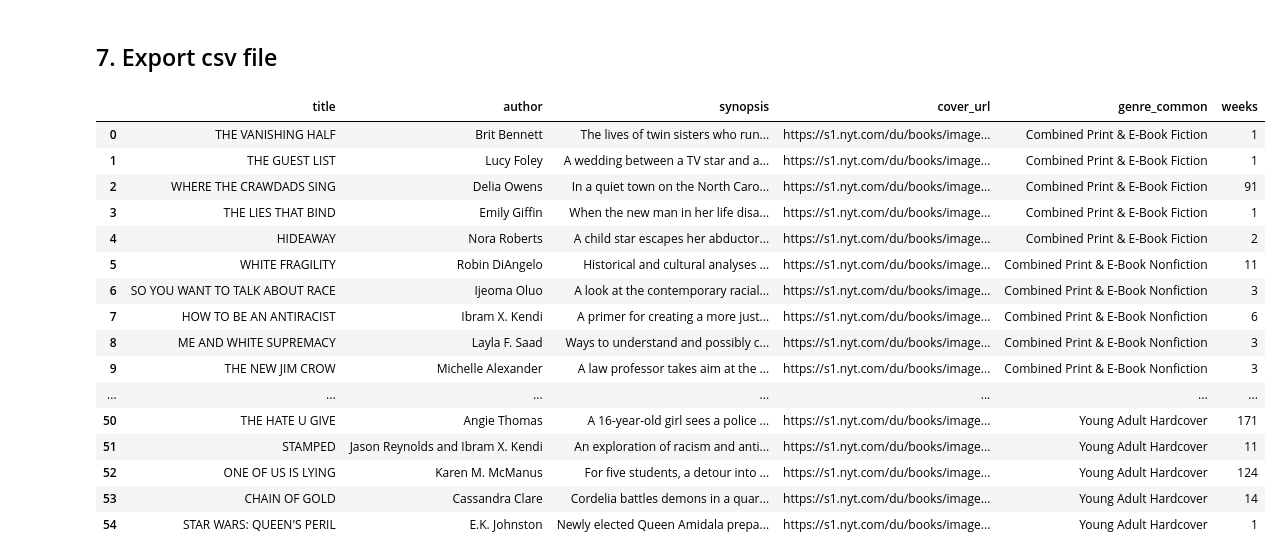
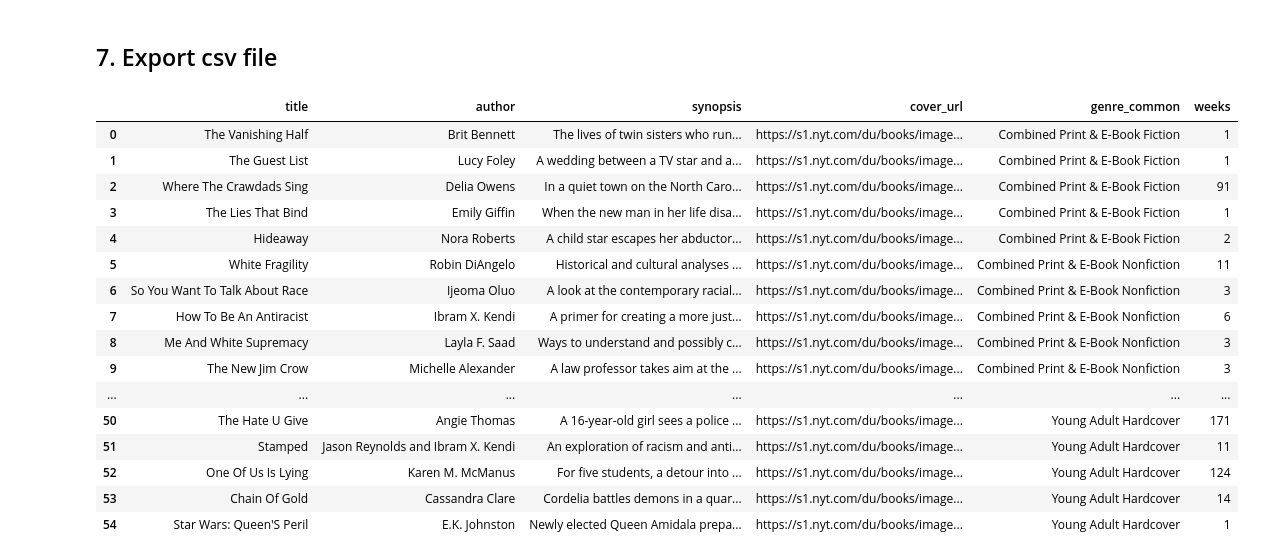
Before and after one commit to epj-alter/Data-Thieves-Project, a Jupyter notebook: notebooks/NY Times scraping.ipynb, the cells around one changed output. Drawn from its saved outputs; the diff is of its cells as text; code cells hidden in the pictures.

```diff
--- a/notebooks/NY Times scraping.ipynb
+++ b/notebooks/NY Times scraping.ipynb
@@ -80,20 +80,20 @@ data.to_csv("../data/ny.csv" ,index=False)
 # %%
-pd.read_csv("../data/ny.csv")
+pd.read_csv("../data/ny_times.csv")
 # %% [output]
 |  | title | author | synopsis | cover_url | genre_common | weeks |
-| 0 | THE VANISHING HALF | Brit Bennett | The lives of twin sisters who run... | https://s1.nyt.com/du/books/image... | Combined Print & E-Book Fiction | 1 |
-| 1 | THE GUEST LIST | Lucy Foley | A wedding between a TV star and a... | https://s1.nyt.com/du/books/image... | Combined Print & E-Book Fiction | 1 |
-| 2 | WHERE THE CRAWDADS SING | Delia Owens | In a quiet town on the North Caro... | https://s1.nyt.com/du/books/image... | Combined Print & E-Book Fiction | 91 |
-| 3 | THE LIES THAT BIND | Emily Giffin | When the new man in her life disa... | https://s1.nyt.com/du/books/image... | Combined Print & E-Book Fiction | 1 |
-| 4 | HIDEAWAY | Nora Roberts | A child star escapes her abductor... | https://s1.nyt.com/du/books/image... | Combined Print & E-Book Fiction | 2 |
-| 5 | WHITE FRAGILITY | Robin DiAngelo | Historical and cultural analyses ... | https://s1.nyt.com/du/books/image... | Combined Print & E-Book Nonfiction | 11 |
-| 6 | SO YOU WANT TO TALK ABOUT RACE | Ijeoma Oluo | A look at the contemporary racial... | https://s1.nyt.com/du/books/image... | Combined Print & E-Book Nonfiction | 3 |
-| 7 | HOW TO BE AN ANTIRACIST | Ibram X. Kendi | A primer for creating a more just... | https://s1.nyt.com/du/books/image... | Combined Print & E-Book Nonfiction | 6 |
-| 8 | ME AND WHITE SUPREMACY | Layla F. Saad | Ways to understand and possibly c... | https://s1.nyt.com/du/books/image... | Combined Print & E-Book Nonfiction | 3 |
-| 9 | THE NEW JIM CROW | Michelle Alexander | A law professor takes aim at the ... | https://s1.nyt.com/du/books/image... | Combined Print & E-Book Nonfiction | 3 |
+| 0 | The Vanishing Half | Brit Bennett | The lives of twin sisters who run... | https://s1.nyt.com/du/books/image... | Combined Print & E-Book Fiction | 1 |
+| 1 | The Guest List | Lucy Foley | A wedding between a TV star and a... | https://s1.nyt.com/du/books/image... | Combined Print & E-Book Fiction | 1 |
+| 2 | Where The Crawdads Sing | Delia Owens | In a quiet town on the North Caro... | https://s1.nyt.com/du/books/image... | Combined Print & E-Book Fiction | 91 |
+| 3 | The Lies That Bind | Emily Giffin | When the new man in her life disa... | https://s1.nyt.com/du/books/image... | Combined Print & E-Book Fiction | 1 |
+| 4 | Hideaway | Nora Roberts | A child star escapes her abductor... | https://s1.nyt.com/du/books/image... | Combined Print & E-Book Fiction | 2 |
+| 5 | White Fragility | Robin DiAngelo | Historical and cultural analyses ... | https://s1.nyt.com/du/books/image... | Combined Print & E-Book Nonfiction | 11 |
+| 6 | So You Want To Talk About Race | Ijeoma Oluo | A look at the contemporary racial... | https://s1.nyt.com/du/books/image... | Combined Print & E-Book Nonfiction | 3 |
+| 7 | How To Be An Antiracist | Ibram X. Kendi | A primer for creating a more just... | https://s1.nyt.com/du/books/image... | Combined Print & E-Book Nonfiction | 6 |
+| 8 | Me And White Supremacy | Layla F. Saad | Ways to understand and possibly c... | https://s1.nyt.com/du/books/image... | Combined Print & E-Book Nonfiction | 3 |
+| 9 | The New Jim Crow | Michelle Alexander | A law professor takes aim at the ... | https://s1.nyt.com/du/books/image... | Combined Print & E-Book Nonfiction | 3 |
 | ... | ... | ... | ... | ... | ... | ... |
-| 50 | THE HATE U GIVE | Angie Thomas | A 16-year-old girl sees a police ... | https://s1.nyt.com/du/books/image... | Young Adult Hardcover | 171 |
-| 51 | STAMPED | Jason Reynolds and Ibram X. Kendi | An exploration of racism and anti... | https://s1.nyt.com/du/books/image... | Young Adult Hardcover | 11 |
-| 52 | ONE OF US IS LYING | Karen M. McManus | For five students, a detour into ... | https://s1.nyt.com/du/books/image... | Young Adult Hardcover | 124 |
-| 53 | CHAIN OF GOLD | Cassandra Clare | Cordelia battles demons in a quar... | https://s1.nyt.com/du/books/image... | Young Adult Hardcover | 14 |
-| 54 | STAR WARS: QUEEN'S PERIL | E.K. Johnston | Newly elected Queen Amidala prepa... | https://s1.nyt.com/du/books/image... | Young Adult Hardcover | 1 |
+| 50 | The Hate U Give | Angie Thomas | A 16-year-old girl sees a police ... | https://s1.nyt.com/du/books/image... | Young Adult Hardcover | 171 |
+| 51 | Stamped | Jason Reynolds and Ibram X. Kendi | An exploration of racism and anti... | https://s1.nyt.com/du/books/image... | Young Adult Hardcover | 11 |
+| 52 | One Of Us Is Lying | Karen M. McManus | For five students, a detour into ... | https://s1.nyt.com/du/books/image... | Young Adult Hardcover | 124 |
+| 53 | Chain Of Gold | Cassandra Clare | Cordelia battles demons in a quar... | https://s1.nyt.com/du/books/image... | Young Adult Hardcover | 14 |
+| 54 | Star Wars: Queen'S Peril | E.K. Johnston | Newly elected Queen Amidala prepa... | https://s1.nyt.com/du/books/image... | Young Adult Hardcover | 1 |
```
Also changed, not shown: parts of 3 cells of this notebook, 7 other files.
